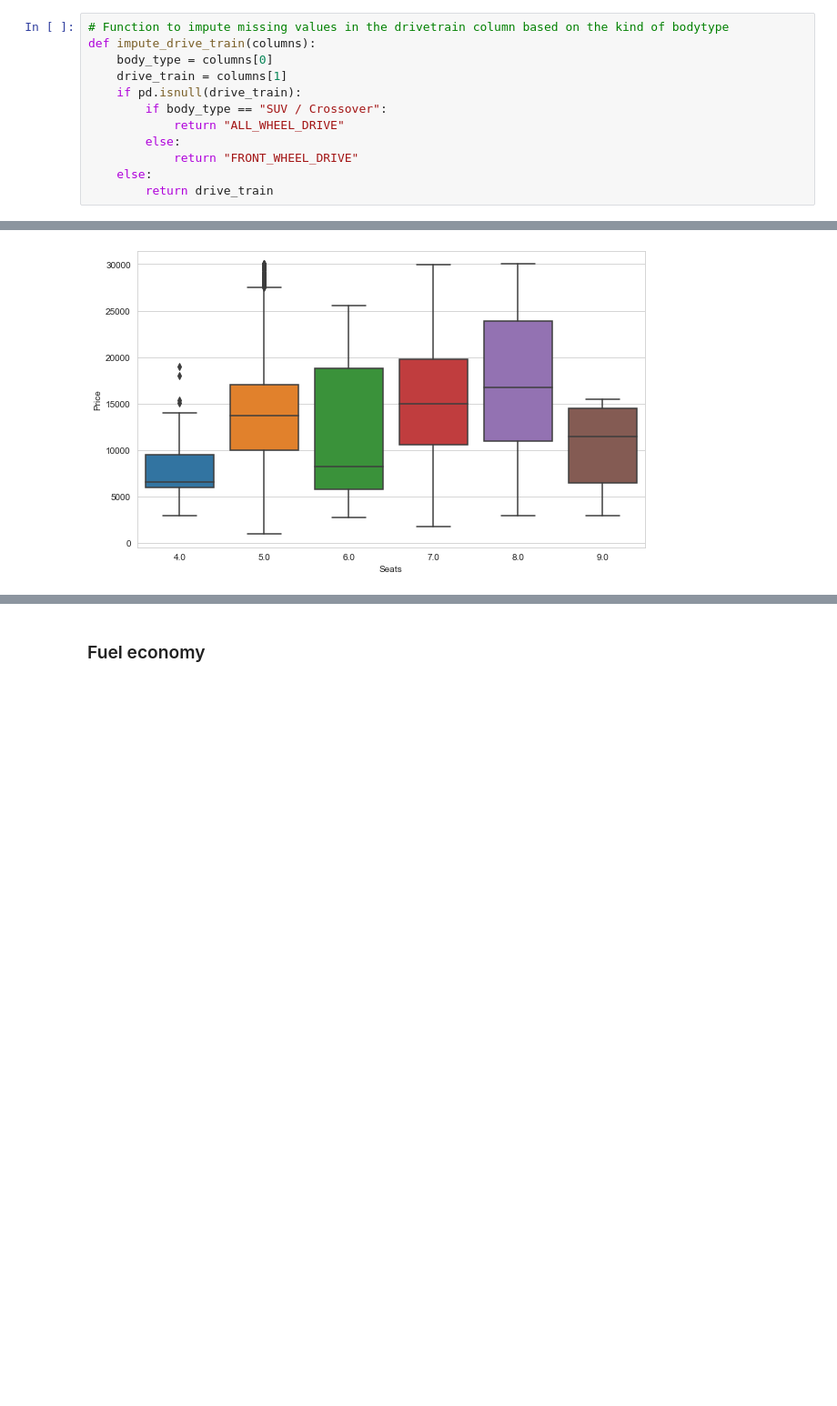
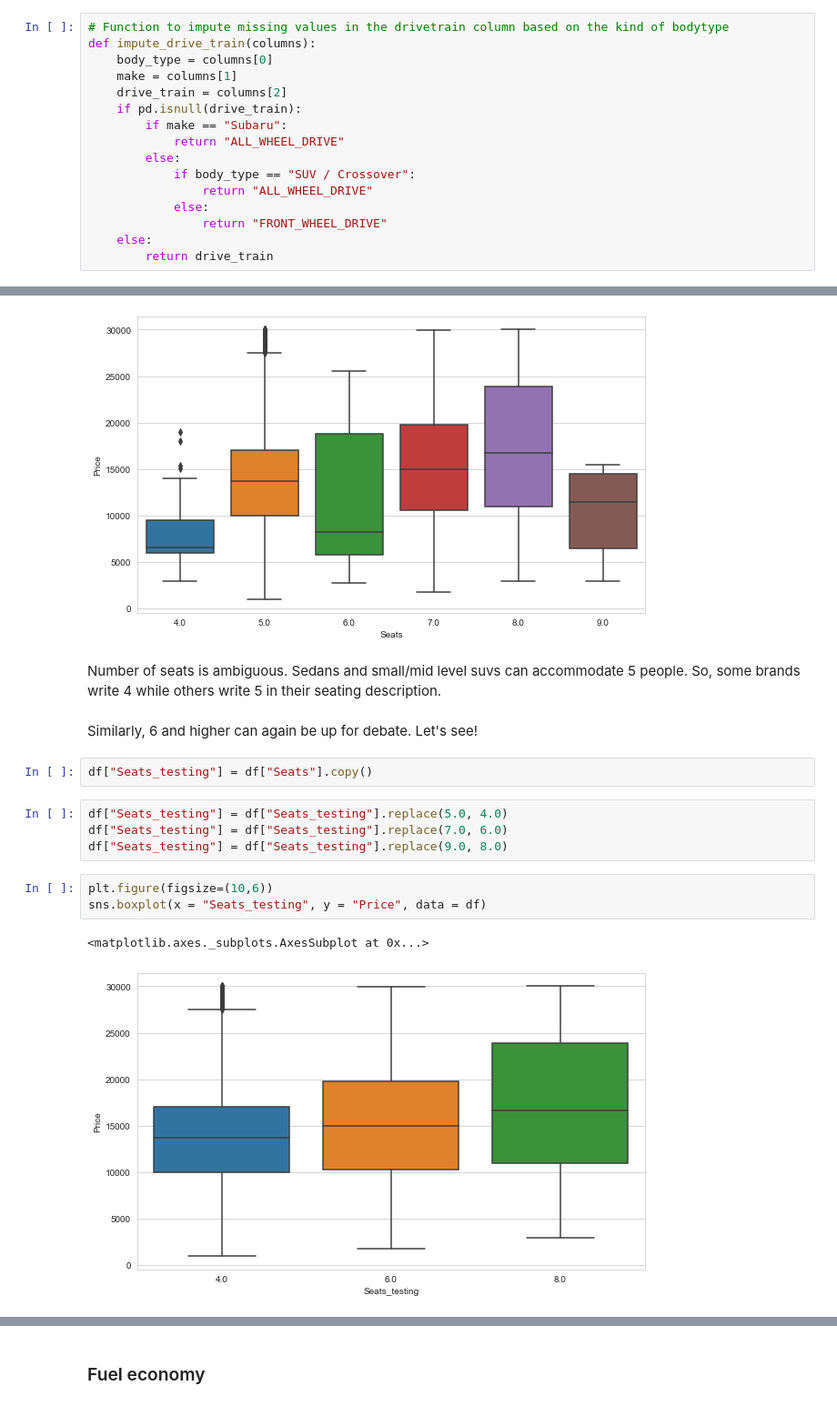
Before and after one commit to amolratnaparkhe/Car-listing-Project, a Jupyter notebook: Car-listing.ipynb, the cells around one changed output, grey strips where cells are left out. Shown at 91% size. Cells and saved outputs as stored; diff of their text form; blank space fills up the shorter version.

```diff
--- a/Car-listing.ipynb
+++ b/Car-listing.ipynb
@@ -261,12 +263,16 @@ So, let's impute the missing value with AWD when the bodytype is suv and FWD whe
 # Function to impute missing values in the drivetrain column based on the kind of bodytype
 def impute_drive_train(columns):
     body_type = columns[0]
-    drive_train = columns[1]
+    make = columns[1]
+    drive_train = columns[2]
     if pd.isnull(drive_train):
-        if body_type == "SUV / Crossover":
+        if make == "Subaru":
             return "ALL_WHEEL_DRIVE"
         else:
-            return "FRONT_WHEEL_DRIVE"
+            if body_type == "SUV / Crossover":
+                return "ALL_WHEEL_DRIVE"
+            else:
+                return "FRONT_WHEEL_DRIVE"
     else:
         return drive_train
 # %%
@@ -929,3 +929,19 @@ sns.boxplot(x = "Seats", y = "Price", data = df)
 # %% [output]
 <matplotlib.axes._subplots.AxesSubplot at 0x...>
 [figure]
+# %% [markdown]
+Number of seats is ambiguous. Sedans and small/mid level suvs can accommodate 5 people. So, some brands write 4 while others write 5 in their seating description.
+# %% [markdown]
+Similarly, 6 and higher can again be up for debate. Let's see!
+# %%
+df["Seats_testing"] = df["Seats"].copy()
+# %%
+df["Seats_testing"] = df["Seats_testing"].replace(5.0, 4.0)
+df["Seats_testing"] = df["Seats_testing"].replace(7.0, 6.0)
+df["Seats_testing"] = df["Seats_testing"].replace(9.0, 8.0)
+# %%
+plt.figure(figsize=(10,6))
+sns.boxplot(x = "Seats_testing", y = "Price", data = df)
+# %% [output]
+<matplotlib.axes._subplots.AxesSubplot at 0x...>
+[figure, added]
```
Also changed, not shown: parts of 55 cells of this notebook.
